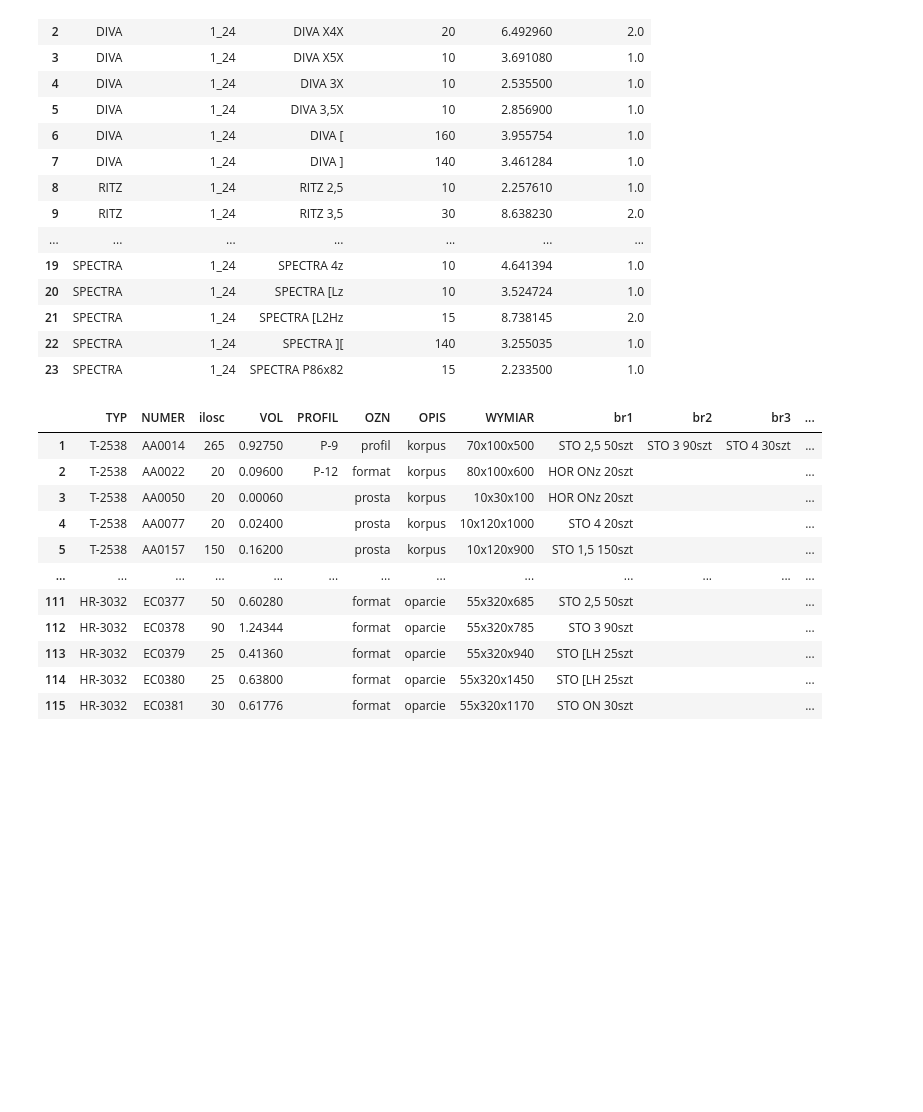
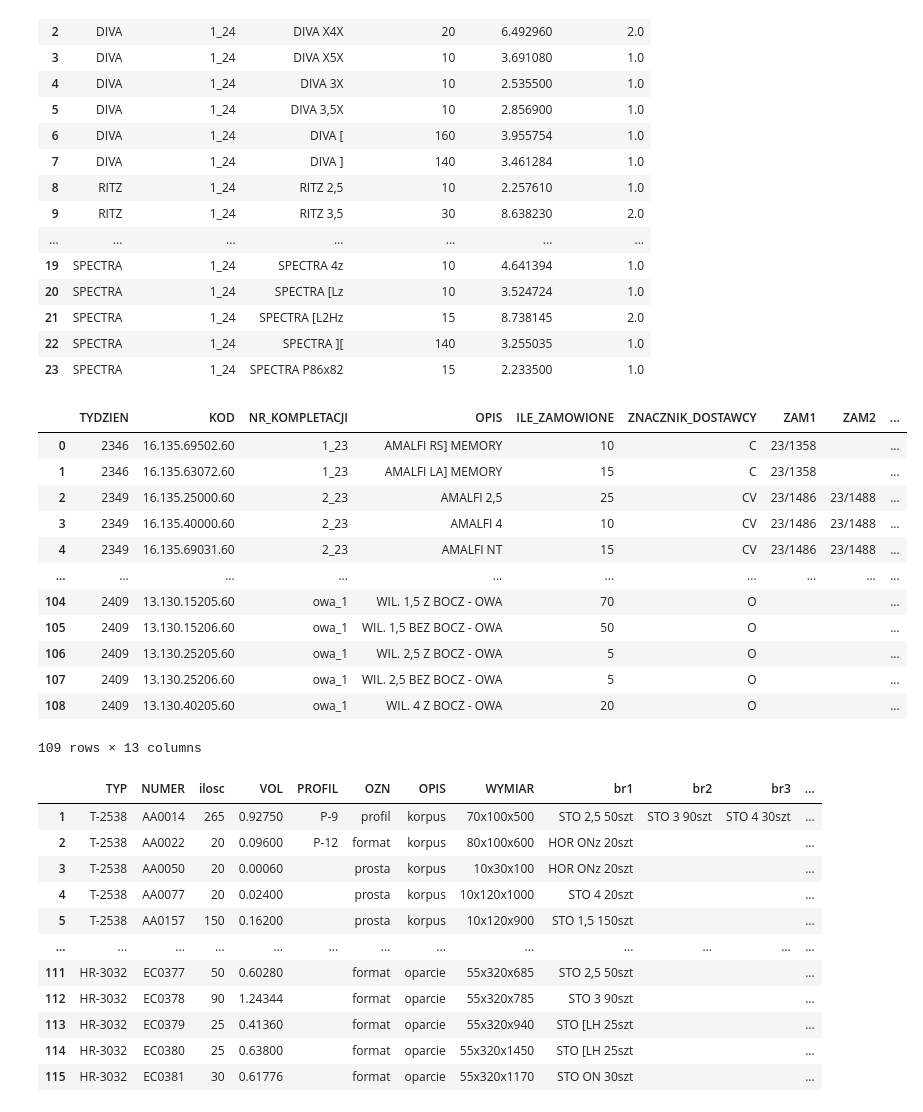
Before and after one commit to Mogarthron/Magazynier, a Jupyter notebook: PIANKI.ipynb, the cells around one changed output. Saved outputs shown, nothing was run; the diff lists cells and outputs as text; code cells hidden in the pictures; blank space fills up the shorter version.

```diff
--- a/PIANKI.ipynb
+++ b/PIANKI.ipynb
@@ -454,4 +451,20 @@ wnd[["MODEL", "NR_KOMPLETACJI", "OPIS", "ILE_ZAMOWIONE", "OBJ_DOSTAWA", "ILE_WOZ
 | 21 | SPECTRA | 1_24 | SPECTRA [L2Hz | 15 | 8.738145 | 2.0 |
 | 22 | SPECTRA | 1_24 | SPECTRA ][ | 140 | 3.255035 | 1.0 |
 | 23 | SPECTRA | 1_24 | SPECTRA P86x82 | 15 | 2.233500 | 1.0 |
+# %%
+zam_pianki
+# %% [output]
+|  | TYDZIEN | KOD | NR_KOMPLETACJI | OPIS | ILE_ZAMOWIONE | ZNACZNIK_DOSTAWCY | ZAM1 | ZAM2 | ... |
+| 0 | 2346 | 16.135.69502.60 | 1_23 | AMALFI RS] MEMORY | 10 | C | 23/1358 |  | ... |
+| 1 | 2346 | 16.135.63072.60 | 1_23 | AMALFI LA] MEMORY | 15 | C | 23/1358 |  | ... |
+| 2 | 2349 | 16.135.25000.60 | 2_23 | AMALFI 2,5 | 25 | CV | 23/1486 | 23/1488 | ... |
+| 3 | 2349 | 16.135.40000.60 | 2_23 | AMALFI 4 | 10 | CV | 23/1486 | 23/1488 | ... |
+| 4 | 2349 | 16.135.69031.60 | 2_23 | AMALFI NT | 15 | CV | 23/1486 | 23/1488 | ... |
+| ... | ... | ... | ... | ... | ... | ... | ... | ... | ... |
+| 104 | 2409 | 13.130.15205.60 | owa_1 | WIL. 1,5 Z BOCZ - OWA | 70 | O |  |  | ... |
+| 105 | 2409 | 13.130.15206.60 | owa_1 | WIL. 1,5 BEZ BOCZ - OWA | 50 | O |  |  | ... |
+| 106 | 2409 | 13.130.25205.60 | owa_1 | WIL. 2,5 Z BOCZ - OWA | 5 | O |  |  | ... |
+| 107 | 2409 | 13.130.25206.60 | owa_1 | WIL. 2,5 BEZ BOCZ - OWA | 5 | O |  |  | ... |
+| 108 | 2409 | 13.130.40205.60 | owa_1 | WIL. 4 Z BOCZ - OWA | 20 | O |  |  | ... |
+109 rows × 13 columns
 # %%
```
Also changed, not shown: parts of 13 cells of this notebook, 5 other files.
